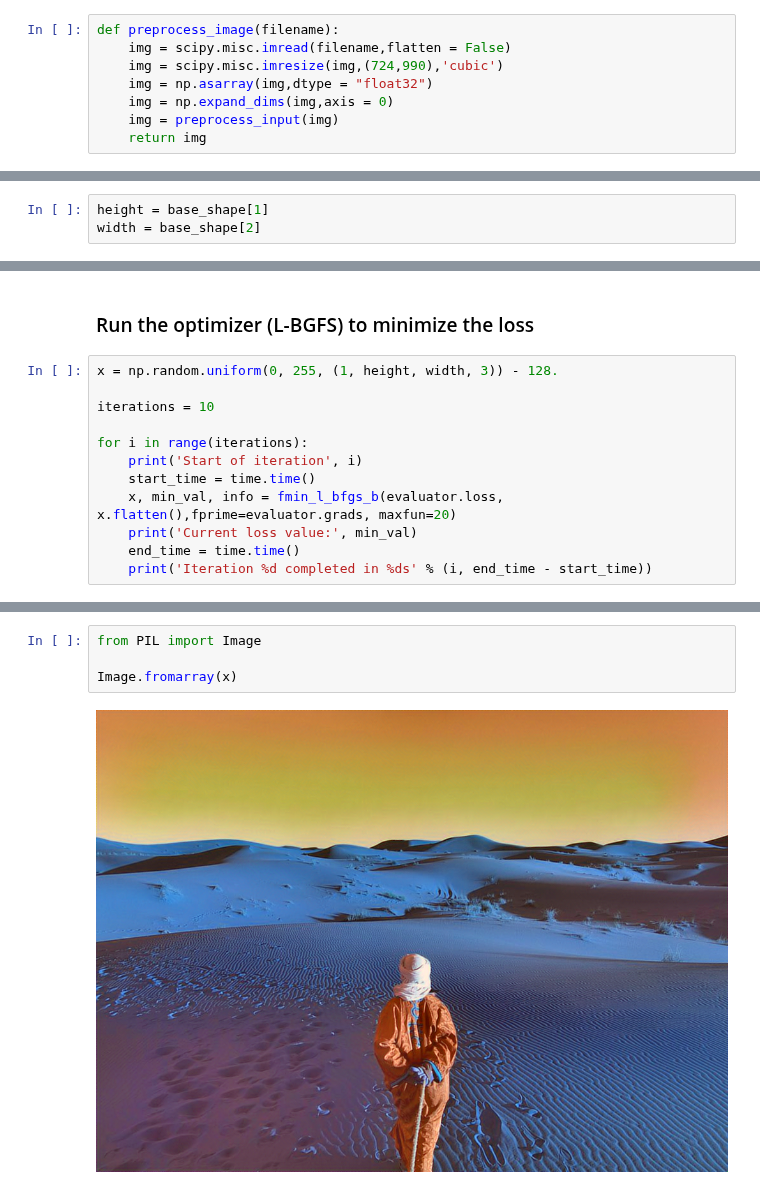
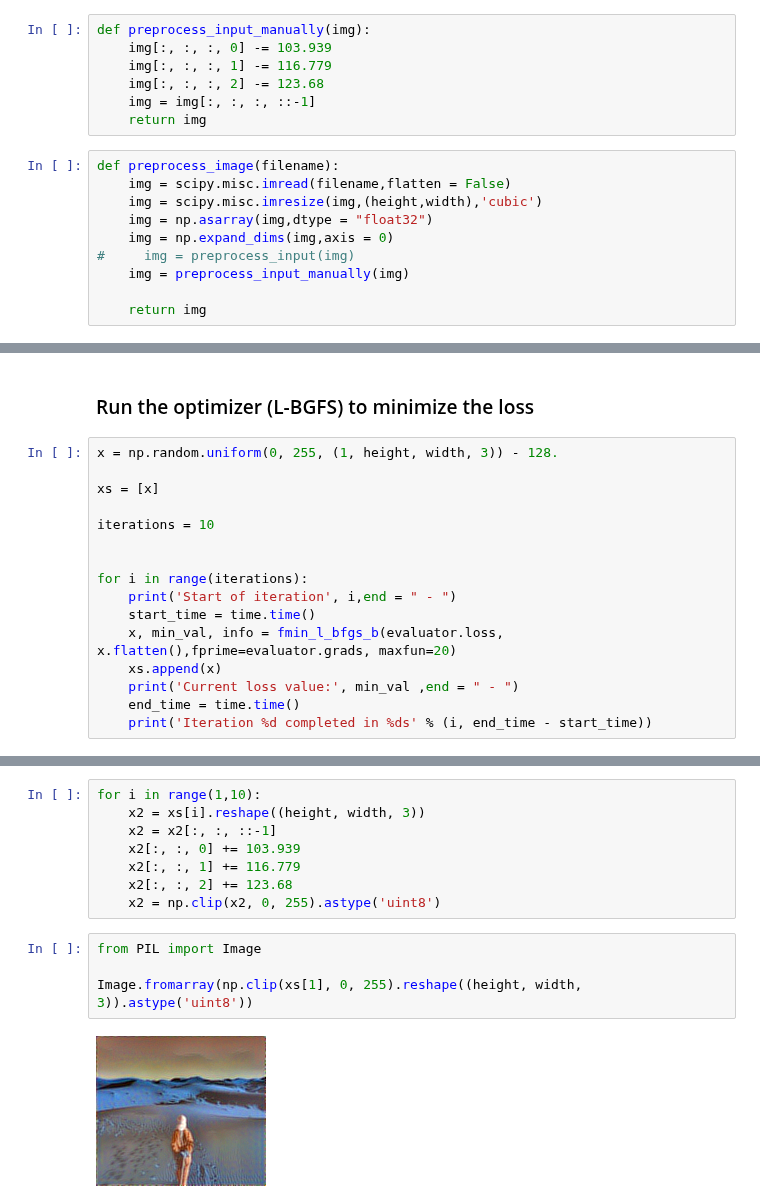
Before and after one commit to TheoLvs/machine-learning, a Jupyter notebook: 1. Computer Vision/4. Style Transfer using pre-trained VGG-16.ipynb, the cells around one changed output, grey strips where cells are left out. Saved outputs shown, nothing was run; the diff lists cells and outputs as text.

```diff
--- a/1. Computer Vision/4. Style Transfer using pre-trained VGG-16.ipynb
+++ b/1. Computer Vision/4. Style Transfer using pre-trained VGG-16.ipynb
@@ -69,10 +71,19 @@ scipy.misc.imread(base_path,flatten = False).shape
+# %%
+def preprocess_input_manually(img):
+    img[:, :, :, 0] -= 103.939
+    img[:, :, :, 1] -= 116.779
+    img[:, :, :, 2] -= 123.68
+    img = img[:, :, :, ::-1]
+    return img
 # %%
 def preprocess_image(filename):
     img = scipy.misc.imread(filename,flatten = False)
-    img = scipy.misc.imresize(img,(724,990),'cubic')
+    img = scipy.misc.imresize(img,(height,width),'cubic')
     img = np.asarray(img,dtype = "float32")
     img = np.expand_dims(img,axis = 0)
-    img = preprocess_input(img)
+#     img = preprocess_input(img)
+    img = preprocess_input_manually(img)
+
     return img
 # %%
 base_shape = preprocess_image(base_path).shape
@@ -82,6 +93,3 @@ base_shape
-# %%
-height = base_shape[1]
-width = base_shape[2]
 # %%
 preprocess_image(style_path).shape
 # %% [output]
@@ -237,13 +245,17 @@ evaluator = Evaluator()
 # %%
 x = np.random.uniform(0, 255, (1, height, width, 3)) - 128.
 
+xs = [x]
+
 iterations = 10
 
+
 for i in range(iterations):
-    print('Start of iteration', i)
+    print('Start of iteration', i,end = " - ")
     start_time = time.time()
     x, min_val, info = fmin_l_bfgs_b(evaluator.loss, x.flatten(),fprime=evaluator.grads, maxfun=20)
-    print('Current loss value:', min_val)
+    xs.append(x)
+    print('Current loss value:', min_val ,end = " - ")
     end_time = time.time()
     print('Iteration %d completed in %ds' % (i, end_time - start_time))
 # %% [output]
@@ -267,6 +272,14 @@ Iteration 9 completed in 1501s
+# %%
+for i in range(1,10):
+    x2 = xs[i].reshape((height, width, 3))
+    x2 = x2[:, :, ::-1]
+    x2[:, :, 0] += 103.939
+    x2[:, :, 1] += 116.779
+    x2[:, :, 2] += 123.68
+    x2 = np.clip(x2, 0, 255).astype('uint8')
 # %%
 from PIL import Image
 
-Image.fromarray(x)
+Image.fromarray(np.clip(xs[1], 0, 255).reshape((height, width, 3)).astype('uint8'))
 # %% [output]
-[figure, old version]
+[figure, new version]
```
Also changed, not shown: parts of 12 cells of this notebook, 1 other file.
